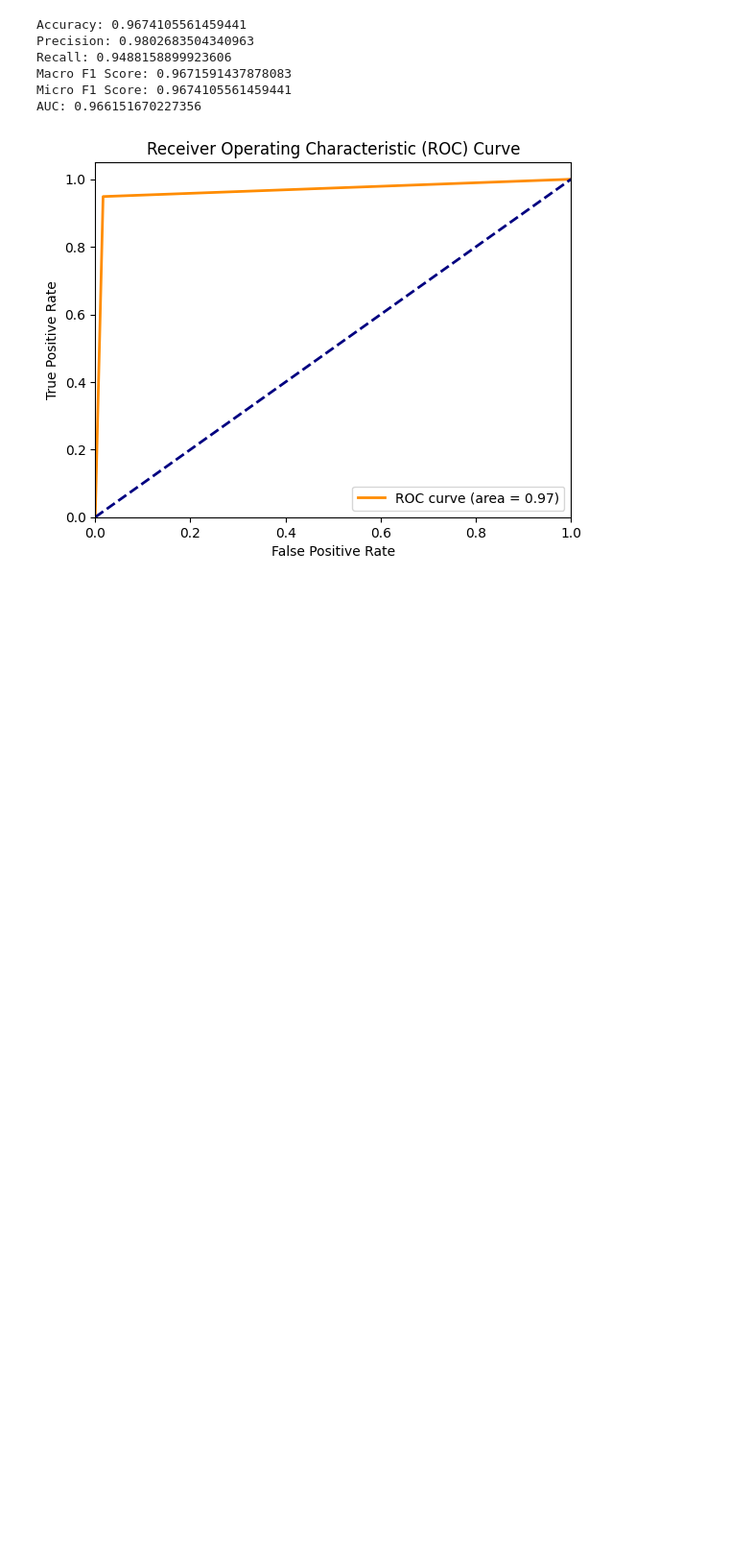
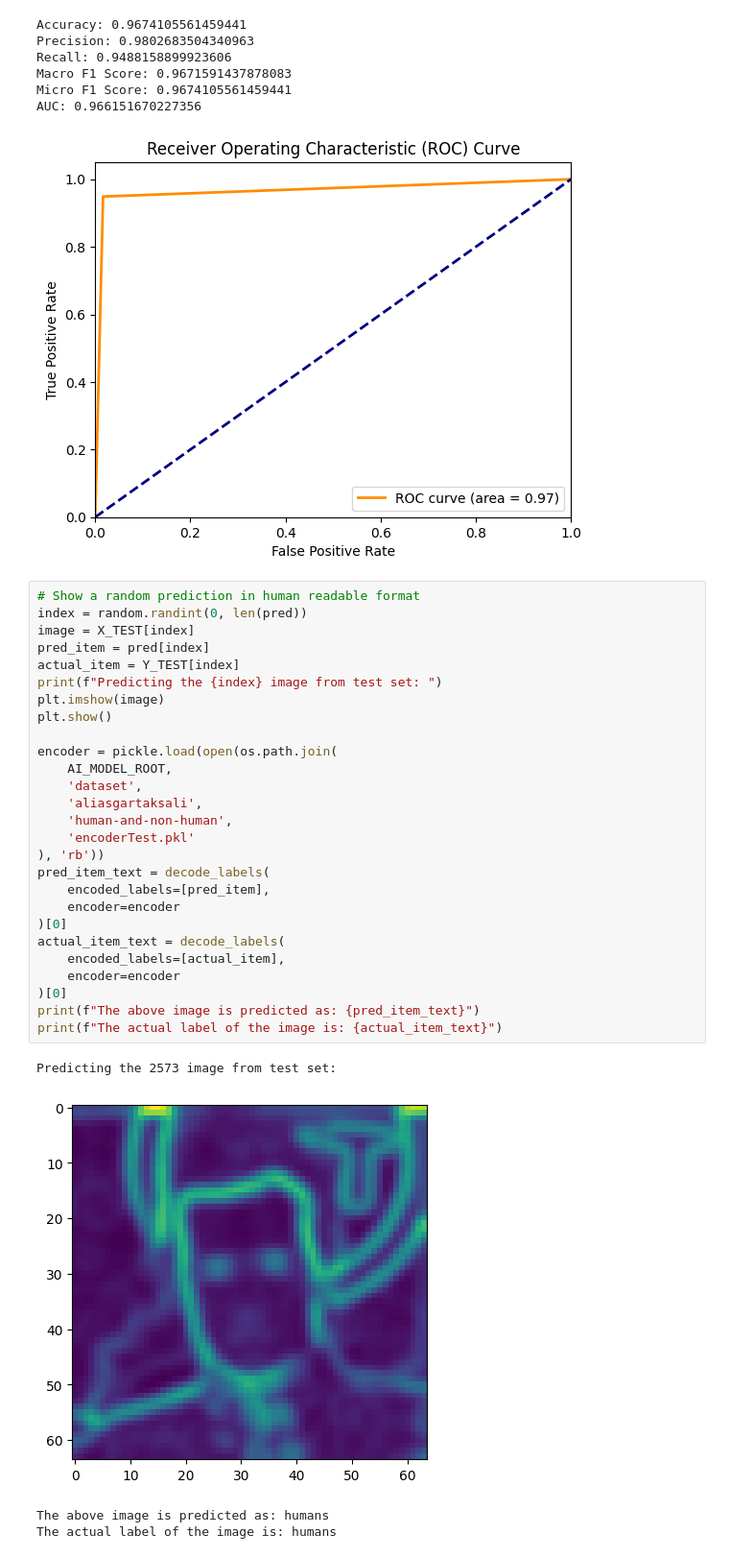
Before and after one commit to kevinrussel/GenAI, a Jupyter notebook: AI_Model/training/training_human_detection.ipynb, the cells around one changed output. Shown at 96% size. Saved outputs shown, nothing was run; the diff lists cells and outputs as text; blank space fills up the shorter version.

Commit message:
Added Prediction Visualization in 1st model's notebook

```diff
--- a/AI_Model/training/training_human_detection.ipynb
+++ b/AI_Model/training/training_human_detection.ipynb
@@ -382,3 +384,35 @@ Macro F1 Score: 0.9671591437878083
 Micro F1 Score: 0.9674105561459441
 AUC: 0.966151670227356
 [figure]
+# %%
+# Show a random prediction in human readable format
+index = random.randint(0, len(pred))
+image = X_TEST[index]
+pred_item = pred[index]
+actual_item = Y_TEST[index]
+print(f"Predicting the {index} image from test set: ")
+plt.imshow(image)
+plt.show()
+
+encoder = pickle.load(open(os.path.join(
+    AI_MODEL_ROOT,
+    'dataset',
+    'aliasgartaksali',
+    'human-and-non-human',
+    'encoderTest.pkl'
+), 'rb'))
+pred_item_text = decode_labels(
+    encoded_labels=[pred_item],
+    encoder=encoder
+)[0]
+actual_item_text = decode_labels(
+    encoded_labels=[actual_item],
+    encoder=encoder
+)[0]
+print(f"The above image is predicted as: {pred_item_text}")
+print(f"The actual label of the image is: {actual_item_text}")
+# %% [output]
+Predicting the 2573 image from test set:
+[figure, added]
+The above image is predicted as: humans
+The actual label of the image is: humans
```
Also changed, not shown: parts of 2 cells of this notebook.
